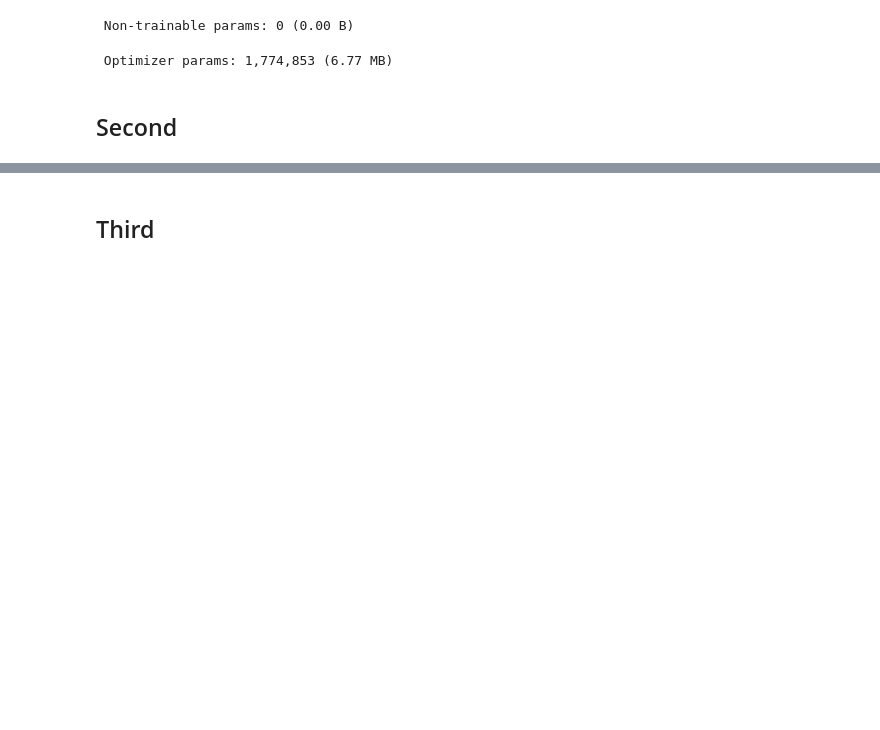
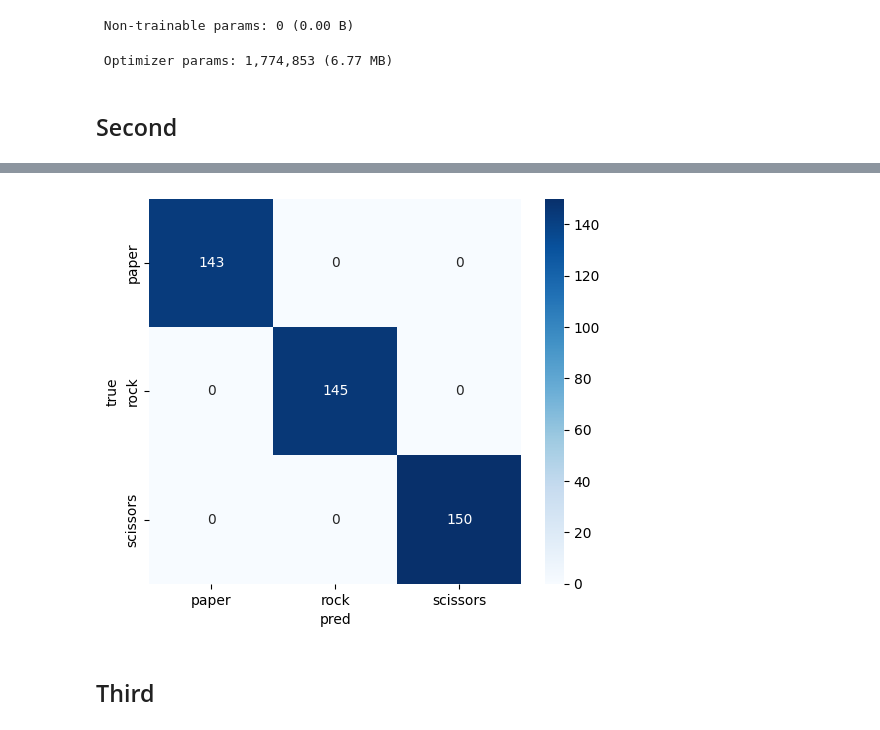
Before and after one commit to ffaundezcab/rps_deep, a Jupyter notebook: notebooks/model.ipynb, the cells around one changed output, grey strips where cells are left out. Saved outputs shown, nothing was run; the diff lists cells and outputs as text; code cells hidden in the pictures; blank space fills up the shorter version.

Commit message:
add second architecture

```diff
--- a/notebooks/model.ipynb
+++ b/notebooks/model.ipynb
@@ -547,0 +689,5 @@ Model: "sequential_5"
+# %%
+model = build_second_model(**best_params, sparse=False)
+model.fit(cv_train_set, epochs=30)
+
+# model.save("2nd_model.keras")
@@ -547,0 +723,5 @@ Model: "sequential_5"
+# %%
+X_test_array, y_test_array = pass_batchs_to_arrays(cv_test_set, pass_dummy= True)
+# %%
+y_pred = model.predict(cv_test_set)
+y_pred = np.argmax(y_pred, axis = 1)
@@ -547,0 +730,2 @@ Model: "sequential_5"
+# %%
+cm = compute_classification_metrics(y_test_array, y_pred, class_names)
@@ -548,2 +742,6 @@ Model: "sequential_5"
+# %%
+plot_conf_matrix(cm)
+# %% [output]
+[figure, added]
 # %% [markdown]
 ## Third
```
Also changed, not shown: parts of 19 cells of this notebook, 1 other file.
